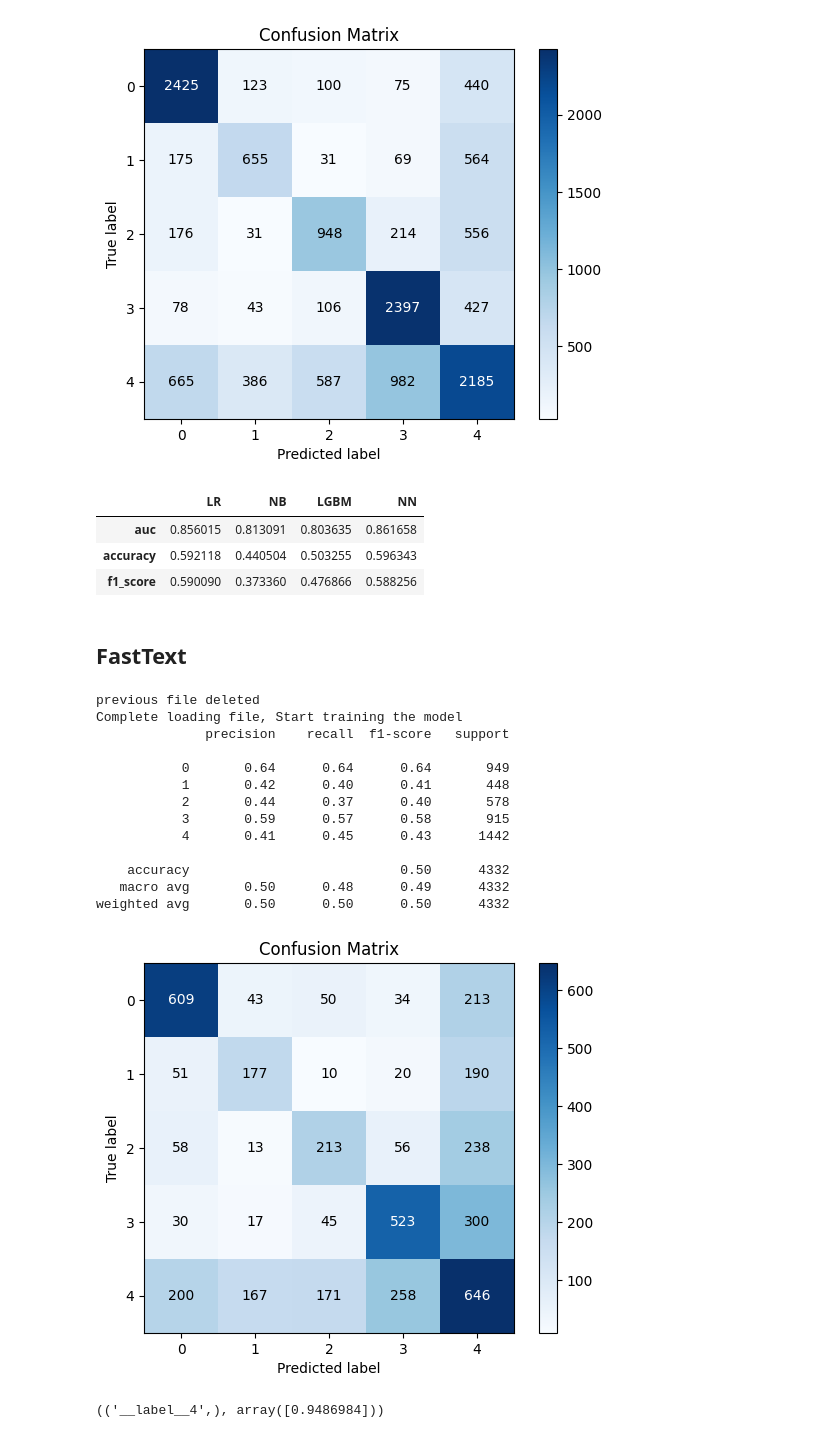
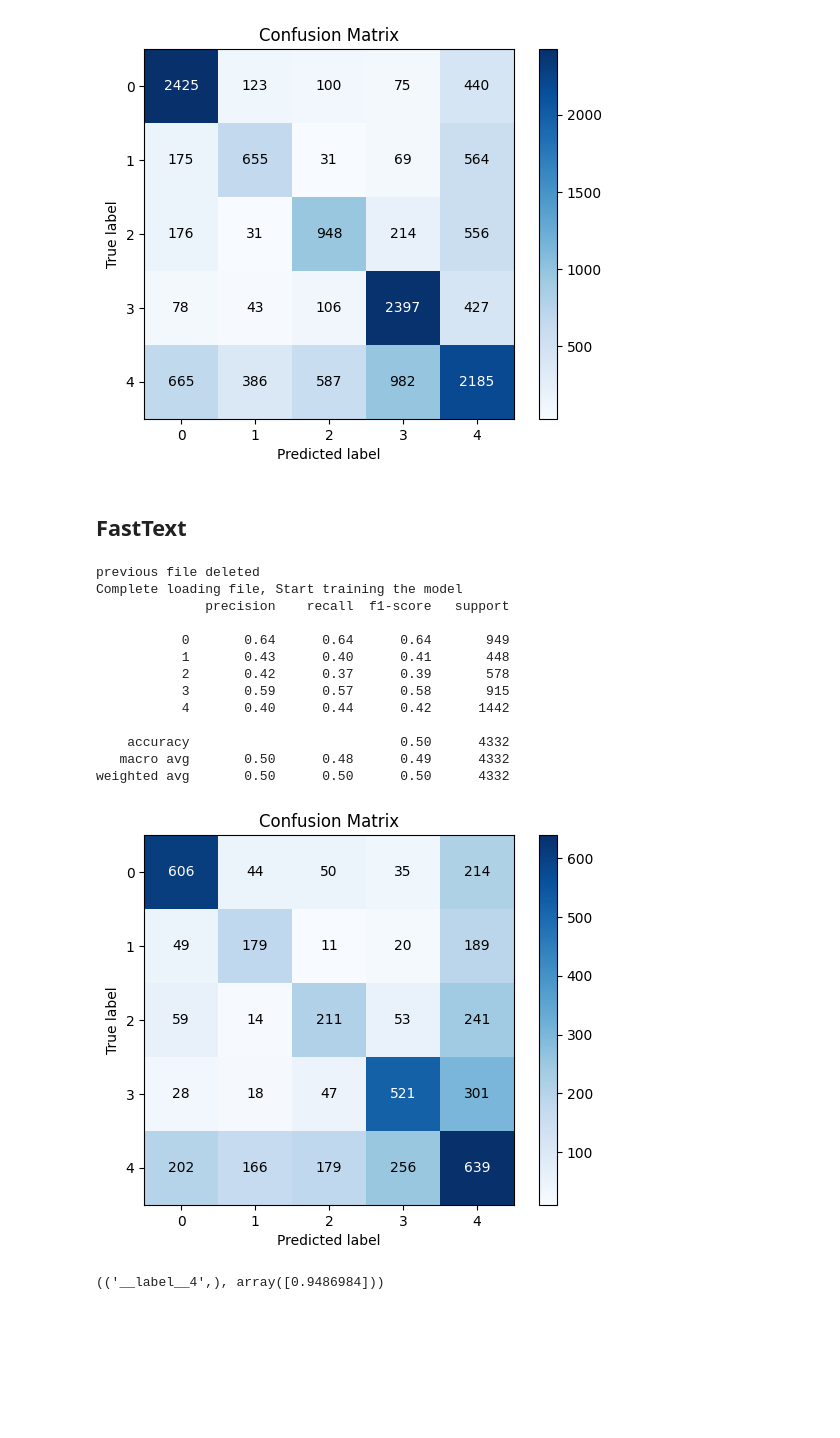
Before and after one commit to aquaxi/MSQM-HA-Final-Project, a Jupyter notebook: MSQM_HA_ADA_Final_Project_2022v2.ipynb, the cells around one changed output. Cells and saved outputs as stored; diff of their text form; code cells hidden in the pictures; blank space fills up the shorter version.

Commit message:
Result plot

```diff
--- a/MSQM_HA_ADA_Final_Project_2022v2.ipynb
+++ b/MSQM_HA_ADA_Final_Project_2022v2.ipynb
@@ -736,10 +728,3 @@ Preliminary_result = pd.DataFrame(data={
-# %%
-Preliminary_result
-# %% [output]
-|  | LR | NB | LGBM | NN |
-| auc | 0.856015 | 0.813091 | 0.803635 | 0.861658 |
-| accuracy | 0.592118 | 0.440504 | 0.503255 | 0.596343 |
-| f1_score | 0.590090 | 0.373360 | 0.476866 | 0.588256 |
 # %% [markdown]
 ## FastText
 # %%
@@ -748,7 +732,7 @@ import fasttext
 # %%
 import os
+import fasttext
 # Prepare document
-
 def train_fasttext(data, x_col = 'clean', y_col = 'label' ,file = 'fast'):
 
   file_name = file + '_'
@@ -778,27 +762,35 @@ def train_fasttext(data, x_col = 'clean', y_col = 'label' ,file = 'fast'):
   for i in df.index:
     preds.append(model.predict(df['clean'][i])[0][0][-1])
 
-  print(classification_report(df['label'].astype(str), preds))
-  skplt.metrics.plot_confusion_matrix(df['label'].astype(str), preds)
+  y = df['label'].astype(str)
+  print(classification_report(y, preds))
+  acc = accuracy_score(y , preds)
+  f1 = f1_score(y,preds,average='weighted')
+  skplt.metrics.plot_confusion_matrix(y, preds)
+  result = {
+   'auc': None,
+   'accuracy': acc,
+    'f1_score': f1
+  }
 
-  return model
+  return model, result
 # %%
-fasttext_model = train_fasttext(train_df)
+fasttext_model, mcs_ft_1 = train_fasttext(train_df)
 # %% [output]
 previous file deleted
 Complete loading file, Start training the model
               precision    recall  f1-score   support
 
            0       0.64      0.64      0.64       949
-           1       0.42      0.40      0.41       448
-           2       0.44      0.37      0.40       578
+           1       0.43      0.40      0.41       448
+           2       0.42      0.37      0.39       578
            3       0.59      0.57      0.58       915
-           4       0.41      0.45      0.43      1442
+           4       0.40      0.44      0.42      1442
 
     accuracy                           0.50      4332
    macro avg       0.50      0.48      0.49      4332
 weighted avg       0.50      0.50      0.50      4332
-[figure, old version]
+[figure, new version]
 # %%
 #This should be classify as Cardivascular, but it is classify as General
 
```
Also changed, not shown: parts of 25 cells of this notebook.
